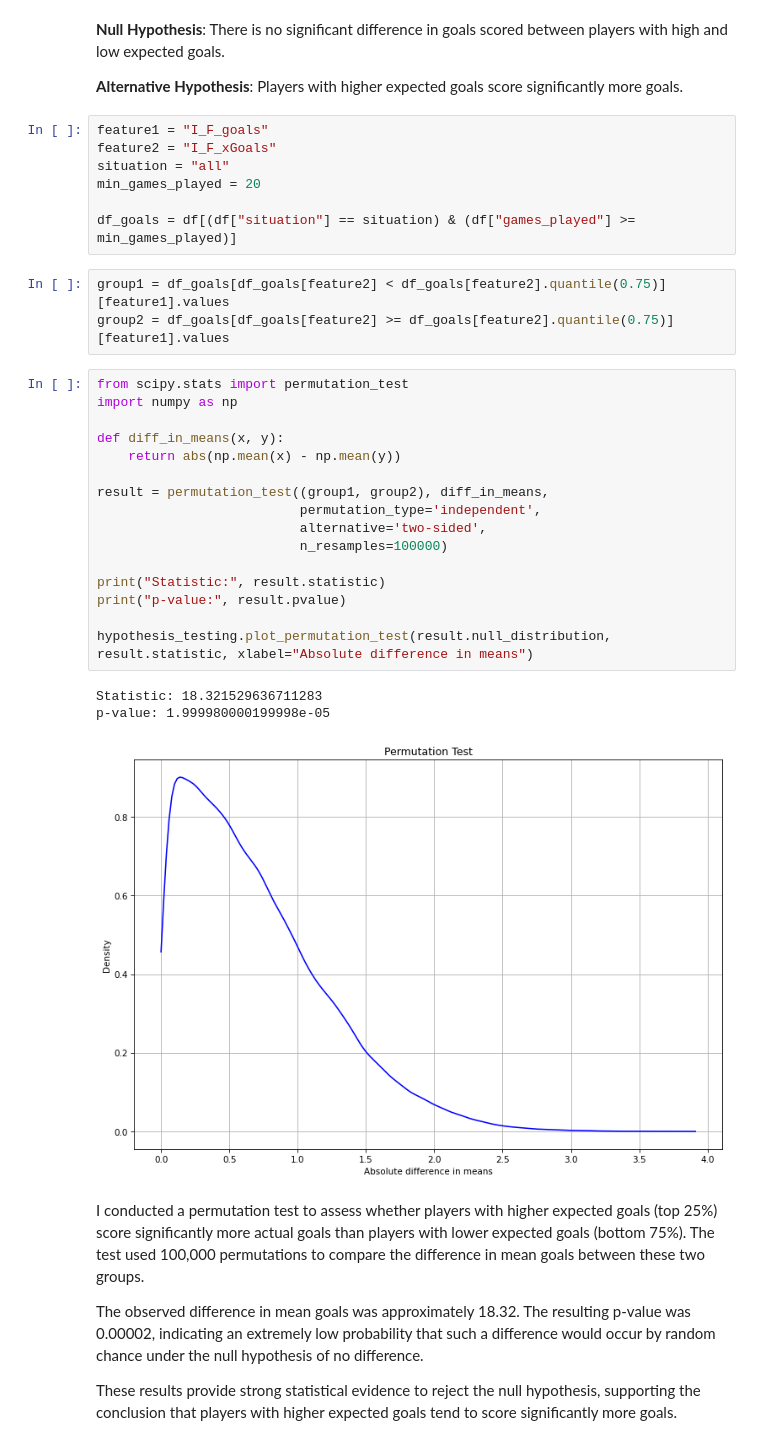
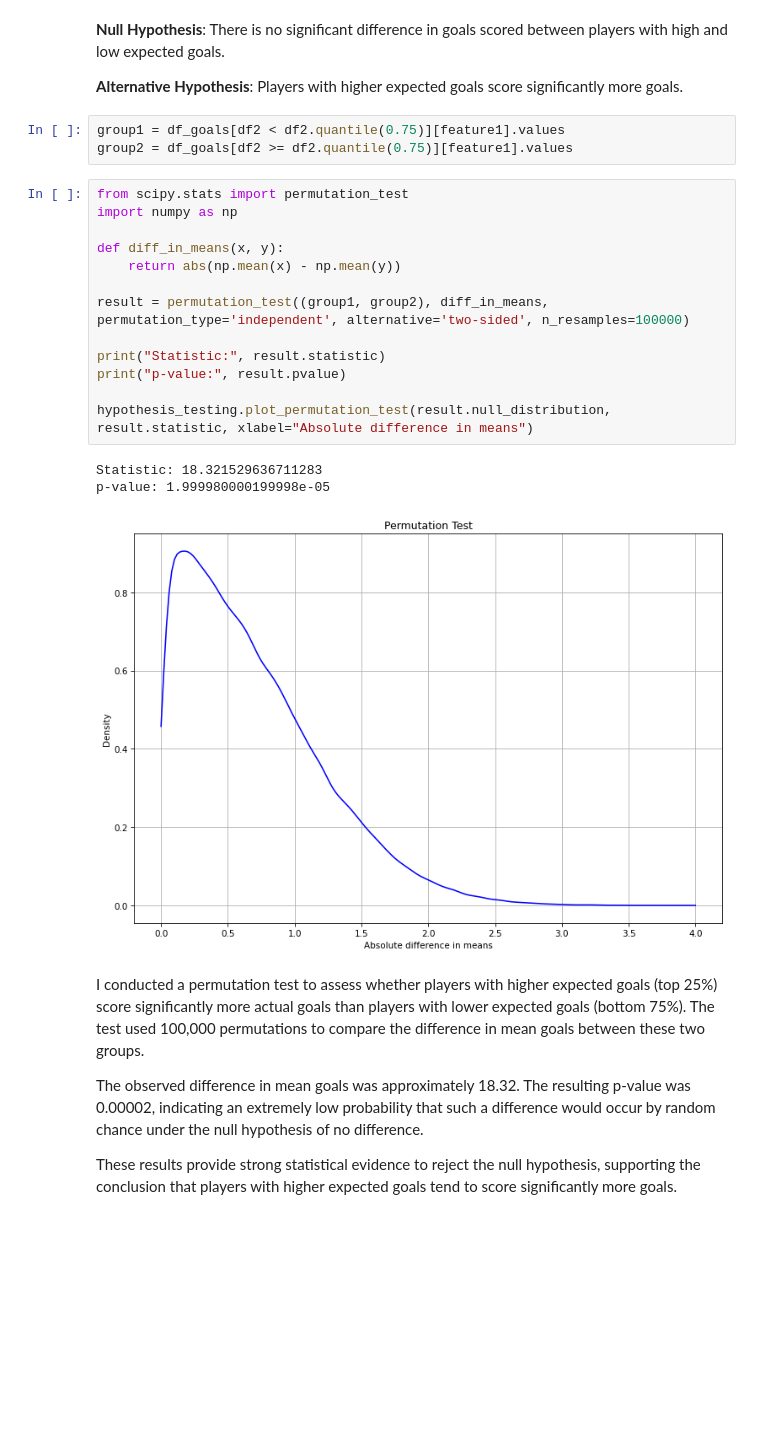
Before and after one commit to thedanicode24/moneypuck-data, a Jupyter notebook: skaters/goals.ipynb, the cells around one changed output. Cells and saved outputs as stored; diff of their text form; blank space fills up the shorter version.

```diff
--- a/skaters/goals.ipynb
+++ b/skaters/goals.ipynb
@@ -295,36 +300,26 @@ Spearman's rank correlation coefficient: 0.930
 **Null Hypothesis**: There is no significant difference in goals scored between players with high and low expected goals.
 
 **Alternative Hypothesis**: Players with higher expected goals score significantly more goals.
-# %%
-feature1 = "I_F_goals"
-feature2 = "I_F_xGoals"
-situation = "all"
-min_games_played = 20
-
-df_goals = df[(df["situation"] == situation) & (df["games_played"] >= min_games_played)]
 # %%
-group1 = df_goals[df_goals[feature2] < df_goals[feature2].quantile(0.75)][feature1].values
-group2 = df_goals[df_goals[feature2] >= df_goals[feature2].quantile(0.75)][feature1].values
+group1 = df_goals[df2 < df2.quantile(0.75)][feature1].values
+group2 = df_goals[df2 >= df2.quantile(0.75)][feature1].values
 # %%
 from scipy.stats import permutation_test
 import numpy as np
 
 def diff_in_means(x, y):
     return abs(np.mean(x) - np.mean(y))
 
-result = permutation_test((group1, group2), diff_in_means,
-                          permutation_type='independent',
-                          alternative='two-sided',
-                          n_resamples=100000)
+result = permutation_test((group1, group2), diff_in_means, permutation_type='independent', alternative='two-sided', n_resamples=100000)
 
 print("Statistic:", result.statistic)
 print("p-value:", result.pvalue)
 
 hypothesis_testing.plot_permutation_test(result.null_distribution, result.statistic, xlabel="Absolute difference in means")
 # %% [output]
 Statistic: 18.321529636711283
 p-value: 1.999980000199998e-05
-[figure, old version]
+[figure, new version]
 # %% [markdown]
 I conducted a permutation test to assess whether players with higher expected goals (top 25%) score significantly more actual goals than players with lower expected goals (bottom 75%). The test used 100,000 permutations to compare the difference in mean goals between these two groups.
 
```
Also changed, not shown: parts of 19 cells of this notebook, 2 other files.
